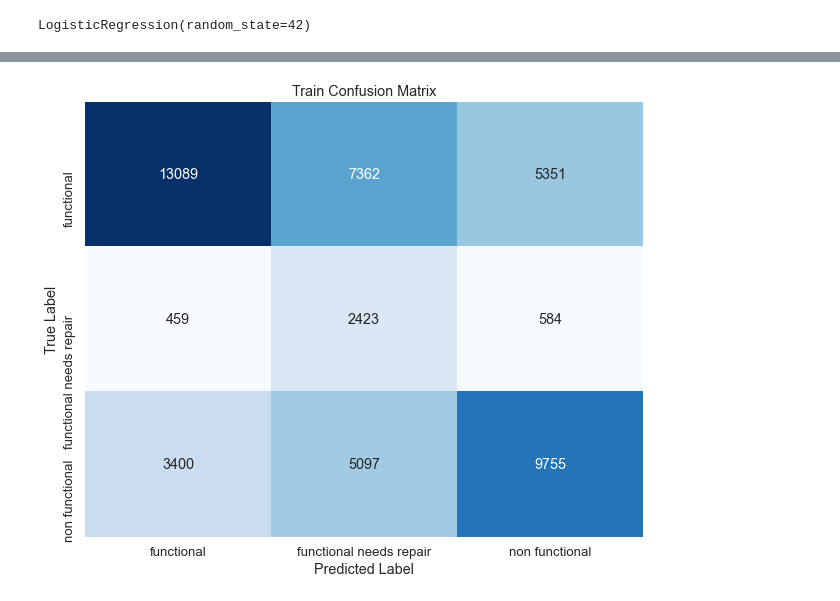
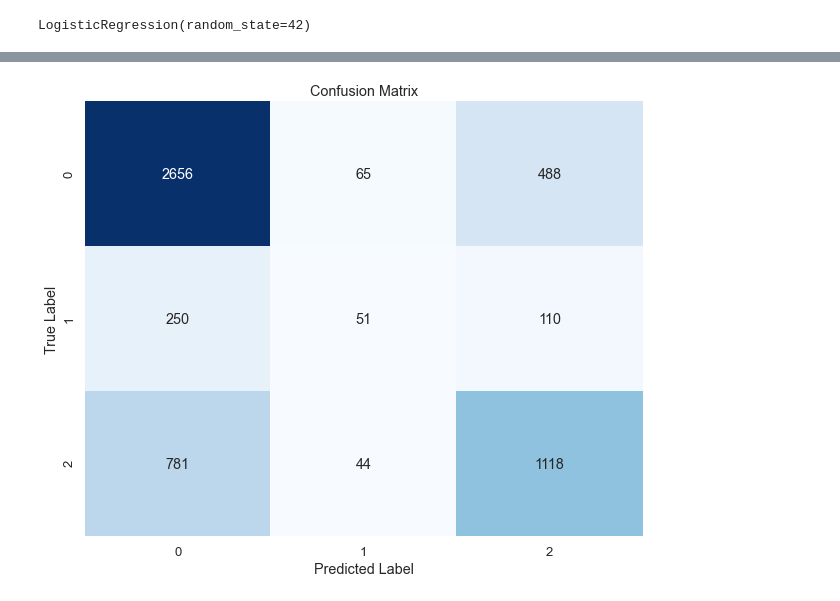
Before and after one commit to LynnsBaraka/tanzania-water-wells, a Jupyter notebook: index.ipynb, the cells around one changed output, grey strips where cells are left out. Cells and saved outputs as stored; diff of their text form; code cells hidden in the pictures.

```diff
--- a/index.ipynb
+++ b/index.ipynb
@@ -343,0 +438,18 @@ training_set_labels.head()
+# %%
+from sklearn.preprocessing import StandardScaler
+from sklearn.impute import SimpleImputer
+
+# Step 1: Handle Missing Values
+# Using SimpleImputer to replace missing values with the mean of the column
+imputer = SimpleImputer(strategy='mean')
+X_imputed = imputer.fit_transform(X)
+
+# Step 2: Scale Features
+scaler = StandardScaler()
+X = scaler.fit_transform(X_imputed)
+
+from sklearn.preprocessing import LabelEncoder
+
+
+label_encoder = LabelEncoder()
+y = label_encoder.fit_transform(y)
@@ -476,15 +589,25 @@ Validation Accuracy: 0.5119528619528619
 # %%
+import seaborn as sns
+import matplotlib.pyplot as plt
+from sklearn.metrics import confusion_matrix
+import numpy as np
+
+# Calculate the confusion matrix
+conf_matrix = confusion_matrix(y_val, y_pred)
+
 # Get class labels
-class_labels = sorted(y_val.iloc[:, 0].unique())
+class_labels = sorted(np.unique(y_val))
 
-# Plot confusion matrix for train set
+# Set seaborn style
+sns.set(font_scale=1.2)
+
+# Plot confusion matrix as heatmap
 plt.figure(figsize=(10, 8))
-train_conf_matrix = confusion_matrix(y_train, y_train_pred)
-sns.heatmap(train_conf_matrix, annot=True, cmap="Blues", fmt="d", cbar=False,
+sns.heatmap(conf_matrix, annot=True, cmap="Blues", fmt="d", cbar=False,
             xticklabels=class_labels, yticklabels=class_labels)
-plt.title('Train Confusion Matrix')
+plt.title('Confusion Matrix')
 plt.xlabel('Predicted Label')
 plt.ylabel('True Label')
 plt.show()
 # %% [output]
-[figure, old version]
+[figure, new version]
```
Also changed, not shown: parts of 26 cells of this notebook.
